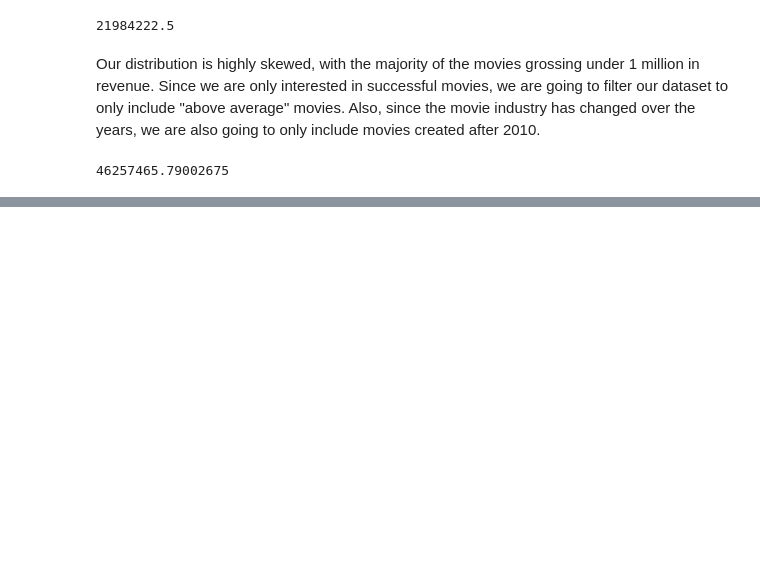
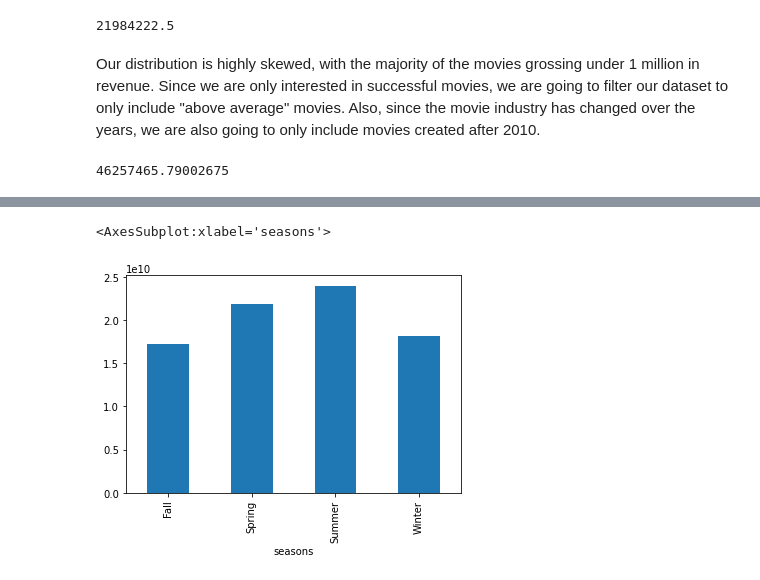
Before and after one commit to harte3/Flatiron-Capstone-Group-2, a Jupyter notebook: notebooks/member-3-folder/ellis-skylar seasonality on revenue.ipynb, the cells around one changed output, grey strips where cells are left out. Drawn from its saved outputs; the diff is of its cells as text; code cells hidden in the pictures; blank space fills up the shorter version.

```diff
--- a/notebooks/member-3-folder/ellis-skylar seasonality on revenue.ipynb
+++ b/notebooks/member-3-folder/ellis-skylar seasonality on revenue.ipynb
@@ -309,0 +308,7 @@ df_filtered
+# %%
+# plotting sum of gross revenue generated from movies by season
+
+df_filtered.groupby('seasons')['domestic_gross'].sum().plot(kind='bar')
+# %% [output]
+<AxesSubplot:xlabel='seasons'>
+[figure, added]
```
Also changed, not shown: parts of 28 cells of this notebook.
